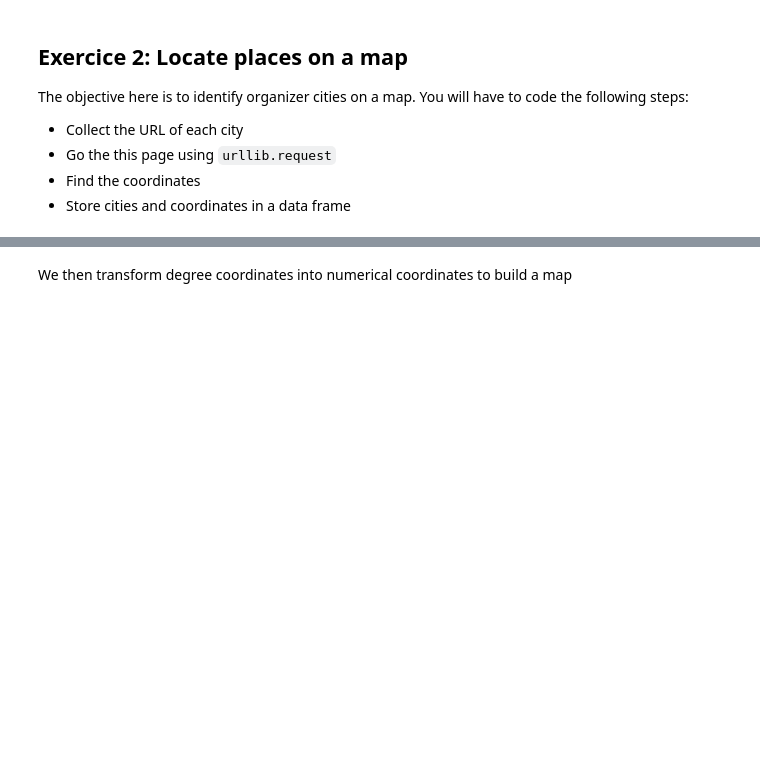
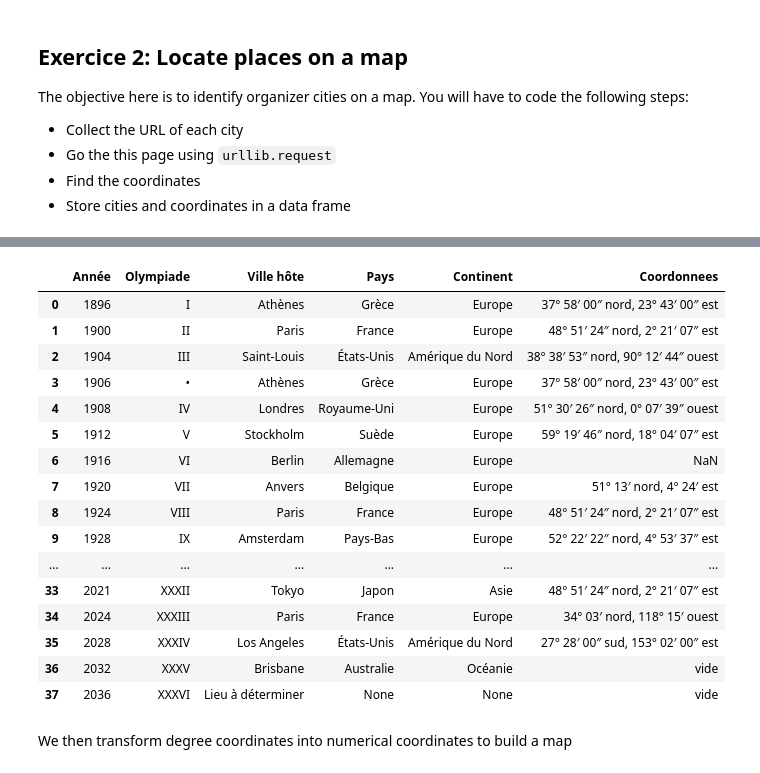
Before and after one commit to ZHANGzhile/DALAS, a Jupyter notebook: TME1_webscrapping_etu.ipynb, the cells around one changed output, grey strips where cells are left out. Cells and saved outputs as stored; diff of their text form; code cells hidden in the pictures; blank space fills up the shorter version.

```diff
--- a/TME1_webscrapping_etu.ipynb
+++ b/TME1_webscrapping_etu.ipynb
@@ -54,0 +119,4 @@ To proceed, you will have to follow these steps:
+# %%
+print(tab_title)
+df = pandas.DataFrame(list_ligne[1:], columns=tab_header)
+df
@@ -65,0 +151,11 @@ You will have to code the following steps:
+# %%
+import requests
+from lxml import html
+jo = "https://fr.wikipedia.org/wiki/Jeux_olympiques"
+
+response = requests.get(jo)
+page_for_links = html.fromstring(response.content)
+
+links = page_for_links.xpath('//table[@class="wikitable center" and caption[contains(a, "Jeux olympiques d\'été")]]//tr/td[3]//a/@href')
+links = ["https://fr.wikipedia.org/" + x for x in links]
+print (links)
@@ -65,0 +164,9 @@ You will have to code the following steps:
+# %%
+Coordonnees = []
+for link in links:
+    response = requests.get(link)
+    page_for_links = html.fromstring(response.content)
+    coord = page_for_links.xpath('//tr[th[contains(a, "Coordonnées")]]/td/a/text()')
+    coord_clean = [re.sub('\xa0', ' ', c) for c in coord]
+    Coordonnees.append(coord_clean)
+Coordonnees
@@ -65,0 +176,5 @@ You will have to code the following steps:
+# %%
+for i , liste in enumerate(Coordonnees) :
+    if liste == [] :
+        Coordonnees[i] = ["NaN"]
+Coordonnees
@@ -66,3 +199,29 @@ You will have to code the following steps:
+# %%
+# Aplatir la liste et marquer les listes vides comme "vide"
+Coordonnees_flat = [item if len(sublist) != 0 else "vide" for sublist in Coordonnees for item in sublist] + ["vide", "vide"]
+
+
+
+df["Coordonnees"] = Coordonnees_flat
+df
+# %% [output]
+|  | Année | Olympiade | Ville hôte | Pays | Continent | Coordonnees |
+| 0 | 1896 | I | Athènes | Grèce | Europe | 37° 58′ 00″ nord, 23° 43′ 00″ est |
+| 1 | 1900 | II | Paris | France | Europe | 48° 51′ 24″ nord, 2° 21′ 07″ est |
+| 2 | 1904 | III | Saint-Louis | États-Unis | Amérique du Nord | 38° 38′ 53″ nord, 90° 12′ 44″ ouest |
+| 3 | 1906 | • | Athènes | Grèce | Europe | 37° 58′ 00″ nord, 23° 43′ 00″ est |
+| 4 | 1908 | IV | Londres | Royaume-Uni | Europe | 51° 30′ 26″ nord, 0° 07′ 39″ ouest |
+| 5 | 1912 | V | Stockholm | Suède | Europe | 59° 19′ 46″ nord, 18° 04′ 07″ est |
+| 6 | 1916 | VI | Berlin | Allemagne | Europe | NaN |
+| 7 | 1920 | VII | Anvers | Belgique | Europe | 51° 13′ nord, 4° 24′ est |
+| 8 | 1924 | VIII | Paris | France | Europe | 48° 51′ 24″ nord, 2° 21′ 07″ est |
+| 9 | 1928 | IX | Amsterdam | Pays-Bas | Europe | 52° 22′ 22″ nord, 4° 53′ 37″ est |
+| ... | ... | ... | ... | ... | ... | ... |
+| 33 | 2021 | XXXII | Tokyo | Japon | Asie | 48° 51′ 24″ nord, 2° 21′ 07″ est |
+| 34 | 2024 | XXXIII | Paris | France | Europe | 34° 03′ nord, 118° 15′ ouest |
+| 35 | 2028 | XXXIV | Los Angeles | États-Unis | Amérique du Nord | 27° 28′ 00″ sud, 153° 02′ 00″ est |
+| 36 | 2032 | XXXV | Brisbane | Australie | Océanie | vide |
+| 37 | 2036 | XXXVI | Lieu à déterminer | None | None | vide |
 # %% [markdown]
 We then transform degree coordinates into numerical coordinates to build a map
 # %%
```
Also changed, not shown: parts of 8 cells of this notebook.
